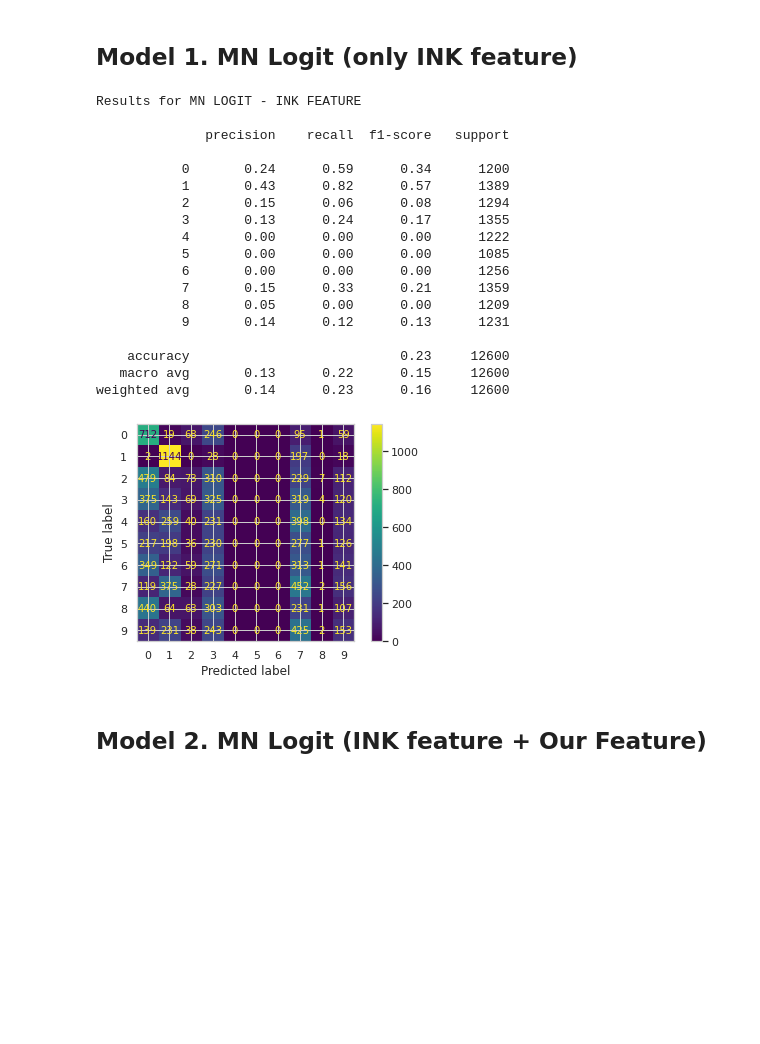
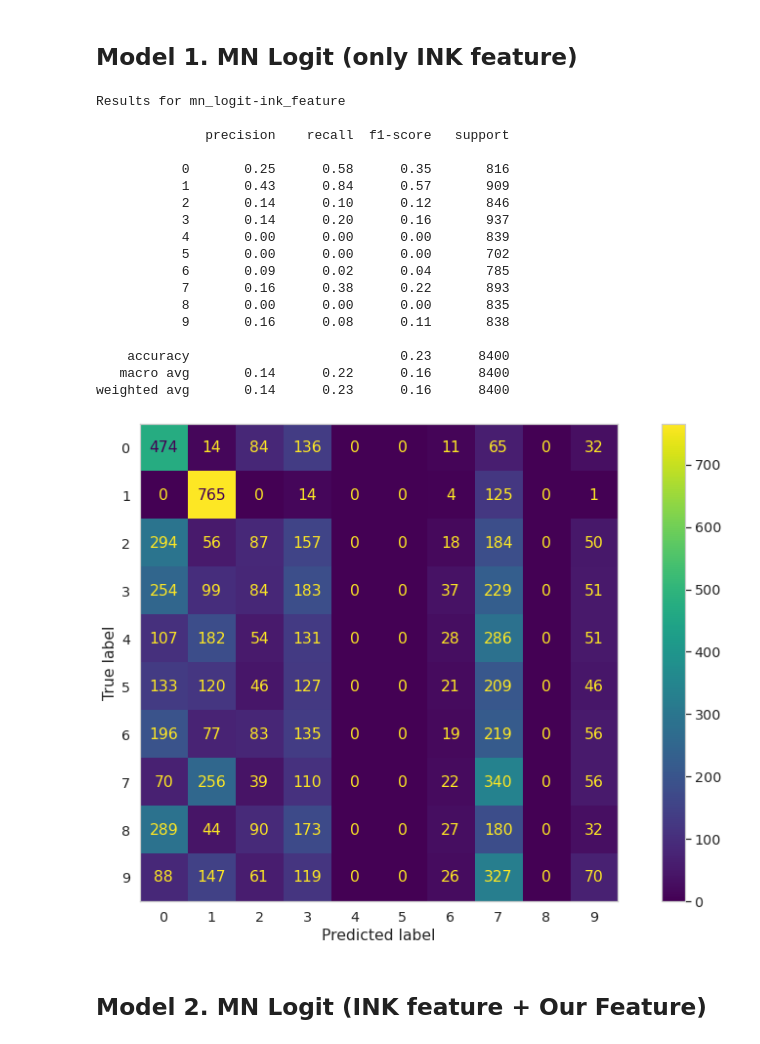
Before and after one commit to gusluchetti/uu-pattern-recognition, a Jupyter notebook: main.ipynb, the cells around one changed output. Drawn from its saved outputs; the diff is of its cells as text; code cells hidden in the pictures; blank space fills up the shorter version.

```diff
--- a/main.ipynb
+++ b/main.ipynb
@@ -14,8 +14,8 @@ import seaborn as sns
 import cv2
 # %%
 # configuring figure/plot params
-custom_params = {'figure.figsize':(17,9)}
-sns.set_theme(style="whitegrid", rc=custom_params)
+custom_params = {'figure.figsize':(16, 9)}
+sns.set_theme(style="whitegrid", font_scale=1.3, rc=custom_params)
 # %%
 # loading dataset (it's a bit slow)
 mnist_data = pd.read_csv('mnist.csv').values
@@ -153,18 +157,6 @@ print_feature(ws, ws_mean, ws_std)
 [8461.892043158483, 4409.461697281539, 7653.006198983366, 7574.104535679545, 6374.633457092554, 7526.602988920305, 7530.503187255003, 6168.3408781754315, 7777.396357381105, 6465.231330430596]
 
 42000, 10, 10
-# %%
-from sklearn.metrics import classification_report
-from sklearn.datasets import make_classification
-from sklearn.metrics import confusion_matrix, ConfusionMatrixDisplay
-
-def show_results(model_desc, y_test, y_pred):
-    print(f"\nResults for {model_desc}\n")
-    print(classification_report(y_test, y_pred, zero_division=0)) # hiding zero division warn
-    cm = confusion_matrix(y_test, y_pred, labels=scaled_logit.classes_)
-    disp = ConfusionMatrixDisplay(confusion_matrix=cm, display_labels=scaled_logit.classes_)
-    disp.plot()
-    plt.show()
 # %% [markdown]
 ## Model 1. MN Logit (only INK feature)
 # %%
@@ -180,37 +172,52 @@ from sklearn.preprocessing import StandardScaler
 l1f_features = ink.reshape(-1, 1) # reshaping since it's a single feature
 # I know the instructions mention we don´t need to do this now,
 # but I´d rather keep all models (reasonably) consistent
-l1f_train, l1f_test, y_l1F_train, y_l1f_test = train_test_split(l1f_features, labels,
+l1f_train, l1f_test, y_l1f_train, y_l1f_test = train_test_split(l1f_features, labels,
                                                     random_state=42,
-                                                    test_size=0.3)
+                                                    test_size=0.2)
 
 # this pipeline logic is so we don´t leak data from the test set into the training set
 scaled_logit = make_pipeline(StandardScaler(), LogisticRegression())
 scaled_logit.fit(l1f_train, y_l1f_train)  # apply scaling on training data
 scaled_logit.score(l1f_test, y_l1f_test)
 y_l1f_pred = scaled_logit.predict(l1f_test)
+# %%
+from sklearn.metrics import classification_report
+from sklearn.datasets import make_classification
+from sklearn.metrics import confusion_matrix, ConfusionMatrixDisplay
+
+def show_results(filename, y_test, y_pred):
+    print(f"\nResults for {filename}\n")
+    print(classification_report(y_test, y_pred, zero_division=0)) # hiding zero division warn
+    cm = confusion_matrix(y_test, y_pred, labels=scaled_logit.classes_)
+    disp = ConfusionMatrixDisplay(confusion_matrix=cm, display_labels=scaled_logit.classes_)
+    disp.plot()
+    plt.grid(visible=None)
+    plt.show()
+    # TODO: how to save this as pic?
+    disp.figure_.savefig(f"{filename}.png", dpi=300)
 # %%
-show_results("MN LOGIT - INK FEATURE", y_l1f_test, y_l1f_pred)
+show_results("mn_logit-ink_feature", y_l1f_test, y_l1f_pred)
 # %% [output]
-Results for MN LOGIT - INK FEATURE
+Results for mn_logit-ink_feature
 
               precision    recall  f1-score   support
 
-           0       0.24      0.59      0.34      1200
-           1       0.43      0.82      0.57      1389
-           2       0.15      0.06      0.08      1294
-           3       0.13      0.24      0.17      1355
-           4       0.00      0.00      0.00      1222
-           5       0.00      0.00      0.00      1085
-           6       0.00      0.00      0.00      1256
-           7       0.15      0.33      0.21      1359
-           8       0.05      0.00      0.00      1209
-           9       0.14      0.12      0.13      1231
+           0       0.25      0.58      0.35       816
+           1       0.43      0.84      0.57       909
+           2       0.14      0.10      0.12       846
+           3       0.14      0.20      0.16       937
+           4       0.00      0.00      0.00       839
+           5       0.00      0.00      0.00       702
+           6       0.09      0.02      0.04       785
+           7       0.16      0.38      0.22       893
+           8       0.00      0.00      0.00       835
+           9       0.16      0.08      0.11       838
 
-    accuracy                           0.23     12600
-   macro avg       0.13      0.22      0.15     12600
-weighted avg       0.14      0.23      0.16     12600
+    accuracy                           0.23      8400
+   macro avg       0.14      0.22      0.16      8400
+weighted avg       0.14      0.23      0.16      8400
-[figure, old version]
+[figure, new version]
 # %% [markdown]
 ## Model 2. MN Logit (INK feature + Our Feature)
 # %%
```
Also changed, not shown: parts of 7 cells of this notebook, 1 other file.
